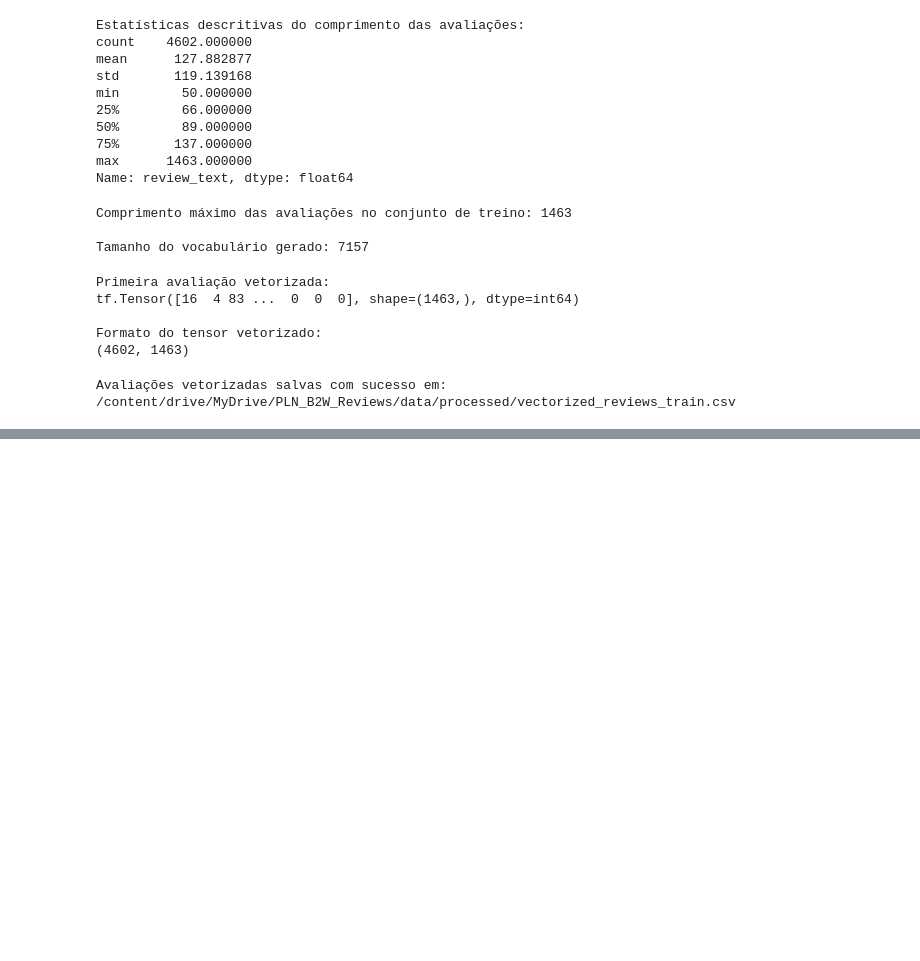
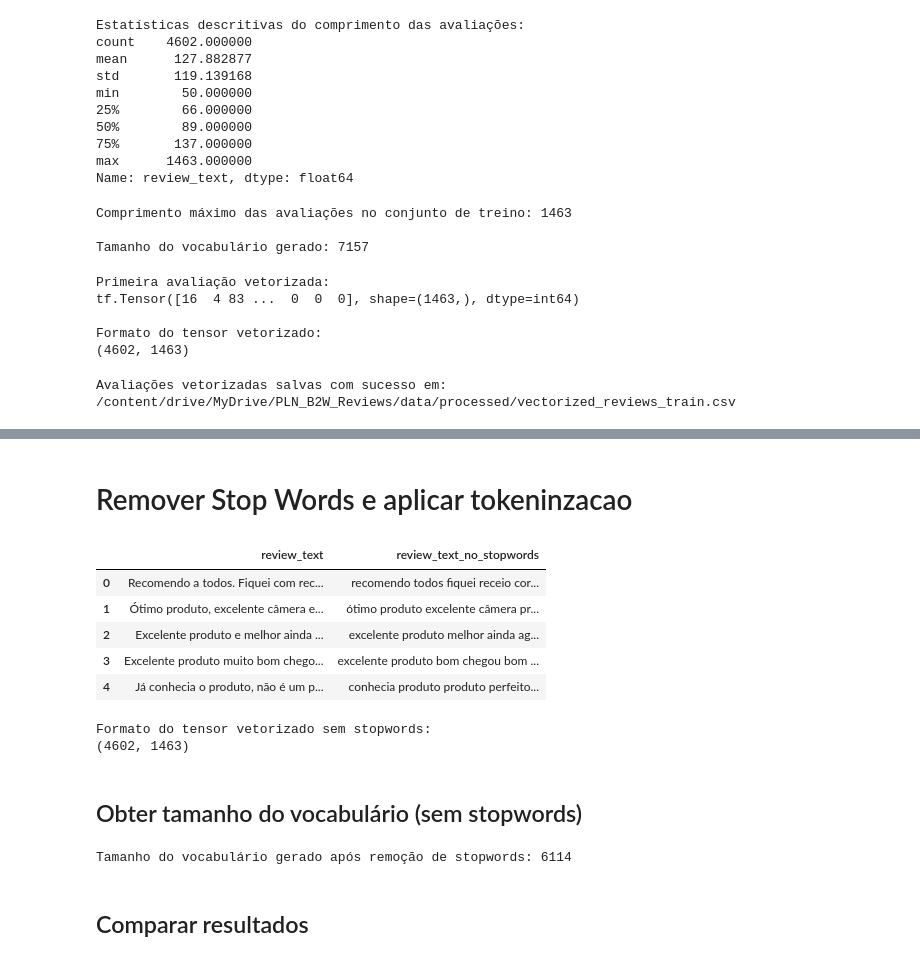
Before and after one commit to wesleycoutinhodev/pln-b2w-reviews, a Jupyter notebook: notebooks/Operacao_6_TextVectorization.ipynb, the cells around one changed output, grey strips where cells are left out. Saved outputs shown, nothing was run; the diff lists cells and outputs as text; code cells hidden in the pictures; blank space fills up the shorter version.

```diff
--- a/notebooks/Operacao_6_TextVectorization.ipynb
+++ b/notebooks/Operacao_6_TextVectorization.ipynb
@@ -156,3 +156,9 @@ vectorized_df.to_csv(output_path, index=False)
 print(f"Avaliações vetorizadas salvas com sucesso em: {output_path}")
 # %% [output]
 Avaliações vetorizadas salvas com sucesso em: /content/drive/MyDrive/PLN_B2W_Reviews/data/processed/vectorized_reviews_train.csv
+# %%
+import nltk
+from nltk.corpus import stopwords
+
+nltk.download('stopwords')
+portuguese_stopwords = set(stopwords.words('portuguese'))
@@ -158,0 +168,24 @@ Avaliações vetorizadas salvas com sucesso em: /content/drive/MyDrive/PLN_B2W_R
+# %%
+import re
+
+def remove_stopwords(text):
+    """Removes Portuguese stopwords from a text string."""
+    # Tokenize the text (simple split by whitespace and punctuation)
+    tokens = re.findall(r'\b\w+\b', text.lower())
+    # Remove stopwords
+    filtered_tokens = [word for word in tokens if word not in portuguese_stopwords]
+    # Join the tokens back into a string
+    return ' '.join(filtered_tokens)
+# %% [markdown]
+# Remover Stop Words e aplicar tokeninzacao
+# %%
+df_train['review_text_no_stopwords'] = df_train['review_text'].apply(remove_stopwords)
+
+display(df_train.head())
+# %% [output]
+|  | review_text | review_text_no_stopwords |
+| 0 | Recomendo a todos. Fiquei com rec... | recomendo todos fiquei receio cor... |
+| 1 | Ótimo produto, excelente câmera e... | ótimo produto excelente câmera pr... |
+| 2 | Excelente produto e melhor ainda ... | excelente produto melhor ainda ag... |
+| 3 | Excelente produto muito bom chego... | excelente produto bom chegou bom ... |
+| 4 | Já conhecia o produto, não é um p... | conhecia produto produto perfeito... |
@@ -158,0 +202,25 @@ Avaliações vetorizadas salvas com sucesso em: /content/drive/MyDrive/PLN_B2W_R
+# %%
+# Apply the new TextVectorization layer to the 'review_text_no_stopwords' column
+vectorized_reviews_no_stopwords = vectorize_layer_no_stopwords(df_train['review_text_no_stopwords'])
+
+# Print the shape of the resulting tensor
+print("Formato do tensor vetorizado sem stopwords:")
+print(vectorized_reviews_no_stopwords.shape)
+# %% [output]
+Formato do tensor vetorizado sem stopwords:
+(4602, 1463)
+# %% [markdown]
+## Obter tamanho do vocabulário (sem stopwords)
+# %%
+# Get the vocabulary from the vectorize_layer_no_stopwords
+vocabulary_no_stopwords = vectorize_layer_no_stopwords.get_vocabulary()
+
+# Calculate the size of the vocabulary
+vocab_size_no_stopwords = len(vocabulary_no_stopwords)
+
+# Print the size of the vocabulary
+print(f"Tamanho do vocabulário gerado após remoção de stopwords: {vocab_size_no_stopwords}")
+# %% [output]
+Tamanho do vocabulário gerado após remoção de stopwords: 6114
+# %% [markdown]
+## Comparar resultados
```
Also changed, not shown: parts of 4 cells of this notebook.
